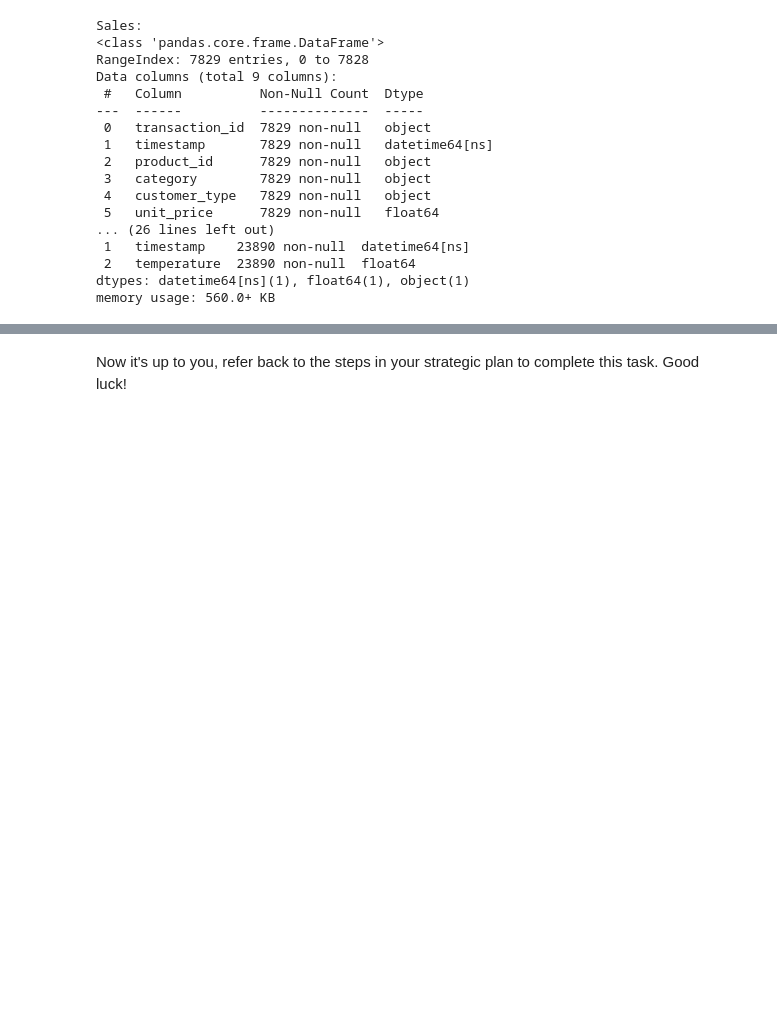
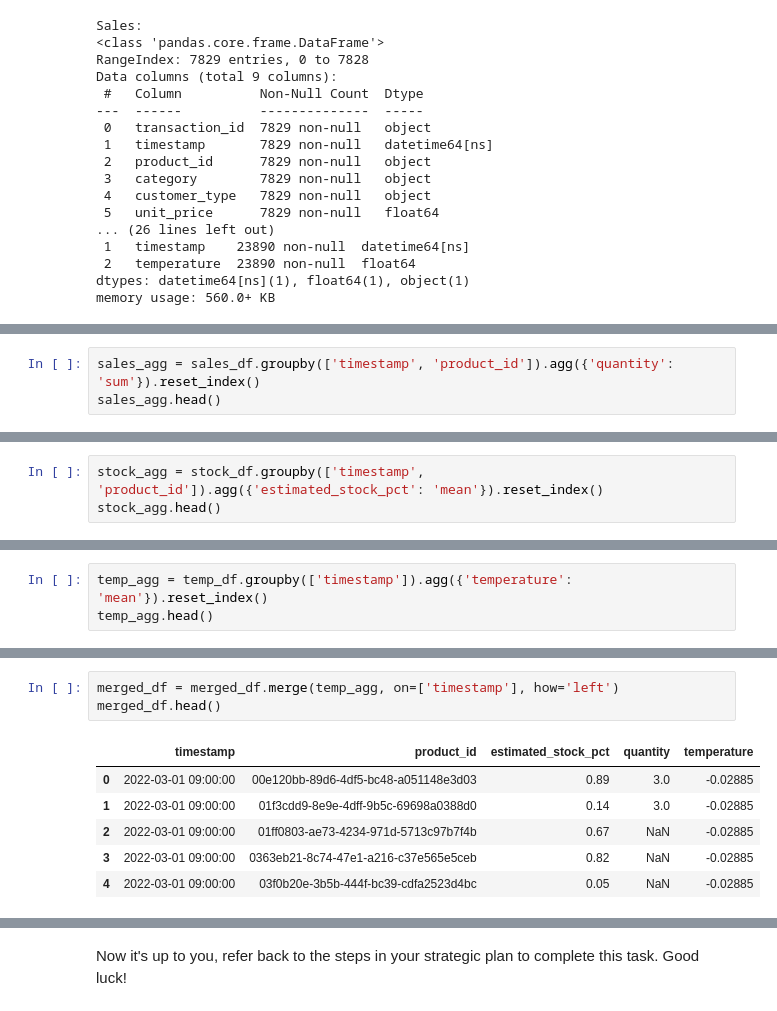
Before and after one commit to shawonsaha15/CourseWorks, a Jupyter notebook: Cognizant Artificial Intelligence/AI_Main.ipynb, the cells around one changed output, grey strips where cells are left out. Cells and saved outputs as stored; diff of their text form; blank space fills up the shorter version.

```diff
--- a/Cognizant Artificial Intelligence/AI_Main.ipynb
+++ b/Cognizant Artificial Intelligence/AI_Main.ipynb
@@ -126,0 +156,3 @@ memory usage: 560.0+ KB
+# %%
+sales_agg = sales_df.groupby(['timestamp', 'product_id']).agg({'quantity': 'sum'}).reset_index()
+sales_agg.head()
@@ -126,0 +166,3 @@ memory usage: 560.0+ KB
+# %%
+stock_agg = stock_df.groupby(['timestamp', 'product_id']).agg({'estimated_stock_pct': 'mean'}).reset_index()
+stock_agg.head()
@@ -126,0 +176,3 @@ memory usage: 560.0+ KB
+# %%
+temp_agg = temp_df.groupby(['timestamp']).agg({'temperature': 'mean'}).reset_index()
+temp_agg.head()
@@ -126,0 +196,10 @@ memory usage: 560.0+ KB
+# %%
+merged_df = merged_df.merge(temp_agg, on=['timestamp'], how='left')
+merged_df.head()
+# %% [output]
+|  | timestamp | product_id | estimated_stock_pct | quantity | temperature |
+| 0 | 2022-03-01 09:00:00 | 00e120bb-89d6-4df5-bc48-a051148e3d03 | 0.89 | 3.0 | -0.02885 |
+| 1 | 2022-03-01 09:00:00 | 01f3cdd9-8e9e-4dff-9b5c-69698a0388d0 | 0.14 | 3.0 | -0.02885 |
+| 2 | 2022-03-01 09:00:00 | 01ff0803-ae73-4234-971d-5713c97b7f4b | 0.67 | NaN | -0.02885 |
+| 3 | 2022-03-01 09:00:00 | 0363eb21-8c74-47e1-a216-c37e565e5ceb | 0.82 | NaN | -0.02885 |
+| 4 | 2022-03-01 09:00:00 | 03f0b20e-3b5b-444f-bc39-cdfa2523d4bc | 0.05 | NaN | -0.02885 |
```
Also changed, not shown: parts of 15 cells of this notebook.
